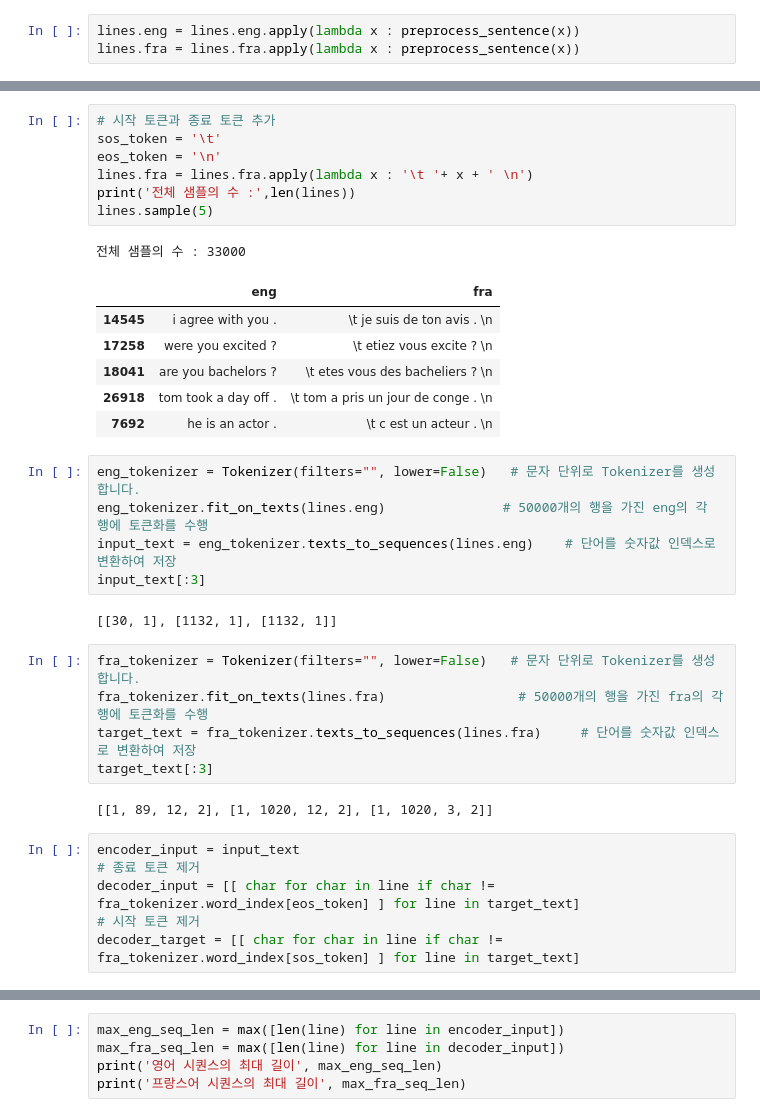
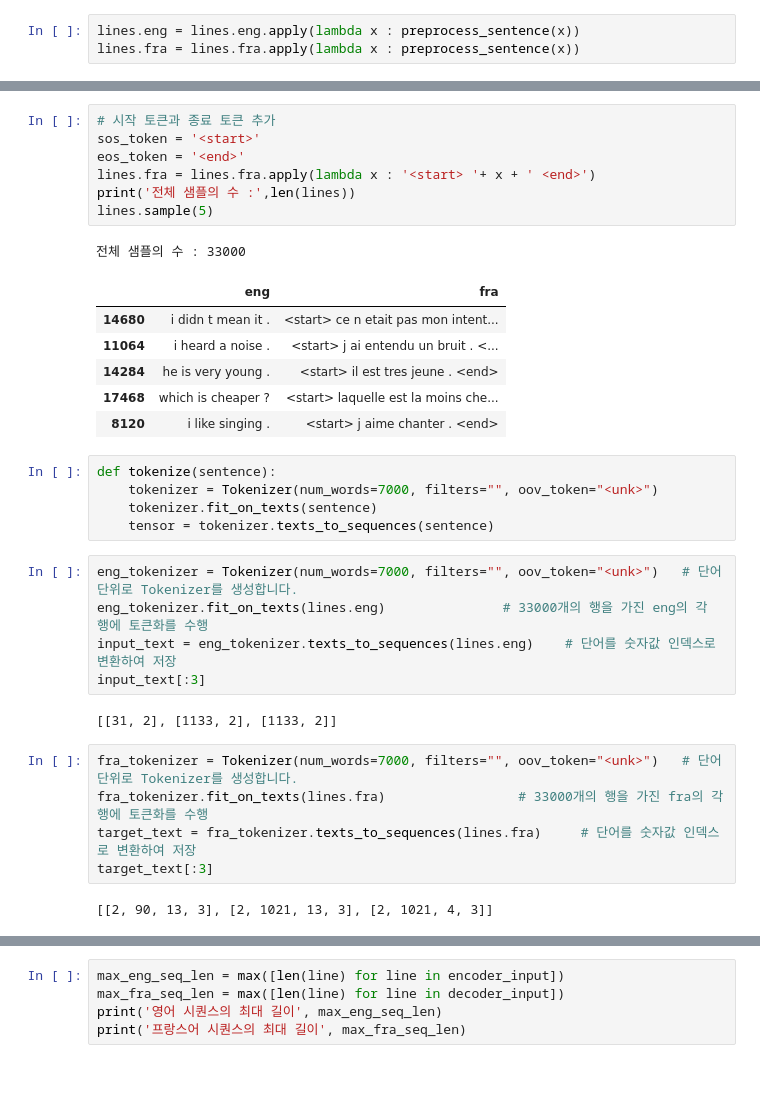
Before and after one commit to nr-ai/Aiffel_Exploration, a Jupyter notebook: translator_fin.ipynb, the cells around one changed output, grey strips where cells are left out. Cells and saved outputs as stored; diff of their text form; blank space fills up the shorter version.

```diff
--- a/translator_fin.ipynb
+++ b/translator_fin.ipynb
@@ -81,35 +81,34 @@ lines.sample(5)
 # %%
 # 시작 토큰과 종료 토큰 추가
-sos_token = '\t'
-eos_token = '\n'
-lines.fra = lines.fra.apply(lambda x : '\t '+ x + ' \n')
+sos_token = '<start>'
+eos_token = '<end>'
+lines.fra = lines.fra.apply(lambda x : '<start> '+ x + ' <end>')
 print('전체 샘플의 수 :',len(lines))
 lines.sample(5)
 # %% [output]
 전체 샘플의 수 : 33000
 |  | eng | fra |
-| 14545 | i agree with you . | \t je suis de ton avis . \n |
-| 17258 | were you excited ? | \t etiez vous excite ? \n |
-| 18041 | are you bachelors ? | \t etes vous des bacheliers ? \n |
-| 26918 | tom took a day off . | \t tom a pris un jour de conge . \n |
-| 7692 | he is an actor . | \t c est un acteur . \n |
+| 14680 | i didn t mean it . | <start> ce n etait pas mon intent... |
+| 11064 | i heard a noise . | <start> j ai entendu un bruit . <... |
+| 14284 | he is very young . | <start> il est tres jeune . <end> |
+| 17468 | which is cheaper ? | <start> laquelle est la moins che... |
+| 8120 | i like singing . | <start> j aime chanter . <end> |
+# %%
+def tokenize(sentence):
+    tokenizer = Tokenizer(num_words=7000, filters="", oov_token="<unk>")
+    tokenizer.fit_on_texts(sentence)
+    tensor = tokenizer.texts_to_sequences(sentence)
 # %%
-eng_tokenizer = Tokenizer(filters="", lower=False)   # 문자 단위로 Tokenizer를 생성합니다.
-eng_tokenizer.fit_on_texts(lines.eng)               # 50000개의 행을 가진 eng의 각 행에 토큰화를 수행
+eng_tokenizer = Tokenizer(num_words=7000, filters="", oov_token="<unk>")   # 단어 단위로 Tokenizer를 생성합니다.
+eng_tokenizer.fit_on_texts(lines.eng)               # 33000개의 행을 가진 eng의 각 행에 토큰화를 수행
 input_text = eng_tokenizer.texts_to_sequences(lines.eng)    # 단어를 숫자값 인덱스로 변환하여 저장
 input_text[:3]
 # %% [output]
-[[30, 1], [1132, 1], [1132, 1]]
+[[31, 2], [1133, 2], [1133, 2]]
 # %%
-fra_tokenizer = Tokenizer(filters="", lower=False)   # 문자 단위로 Tokenizer를 생성합니다.
-fra_tokenizer.fit_on_texts(lines.fra)                 # 50000개의 행을 가진 fra의 각 행에 토큰화를 수행
+fra_tokenizer = Tokenizer(num_words=7000, filters="", oov_token="<unk>")   # 단어 단위로 Tokenizer를 생성합니다.
+fra_tokenizer.fit_on_texts(lines.fra)                 # 33000개의 행을 가진 fra의 각 행에 토큰화를 수행
 target_text = fra_tokenizer.texts_to_sequences(lines.fra)     # 단어를 숫자값 인덱스로 변환하여 저장
 target_text[:3]
 # %% [output]
-[[1, 89, 12, 2], [1, 1020, 12, 2], [1, 1020, 3, 2]]
+[[2, 90, 13, 3], [2, 1021, 13, 3], [2, 1021, 4, 3]]
-# %%
-encoder_input = input_text
-# 종료 토큰 제거
-decoder_input = [[ char for char in line if char != fra_tokenizer.word_index[eos_token] ] for line in target_text]
-# 시작 토큰 제거
-decoder_target = [[ char for char in line if char != fra_tokenizer.word_index[sos_token] ] for line in target_text]
```
Also changed, not shown: parts of 28 cells of this notebook.
